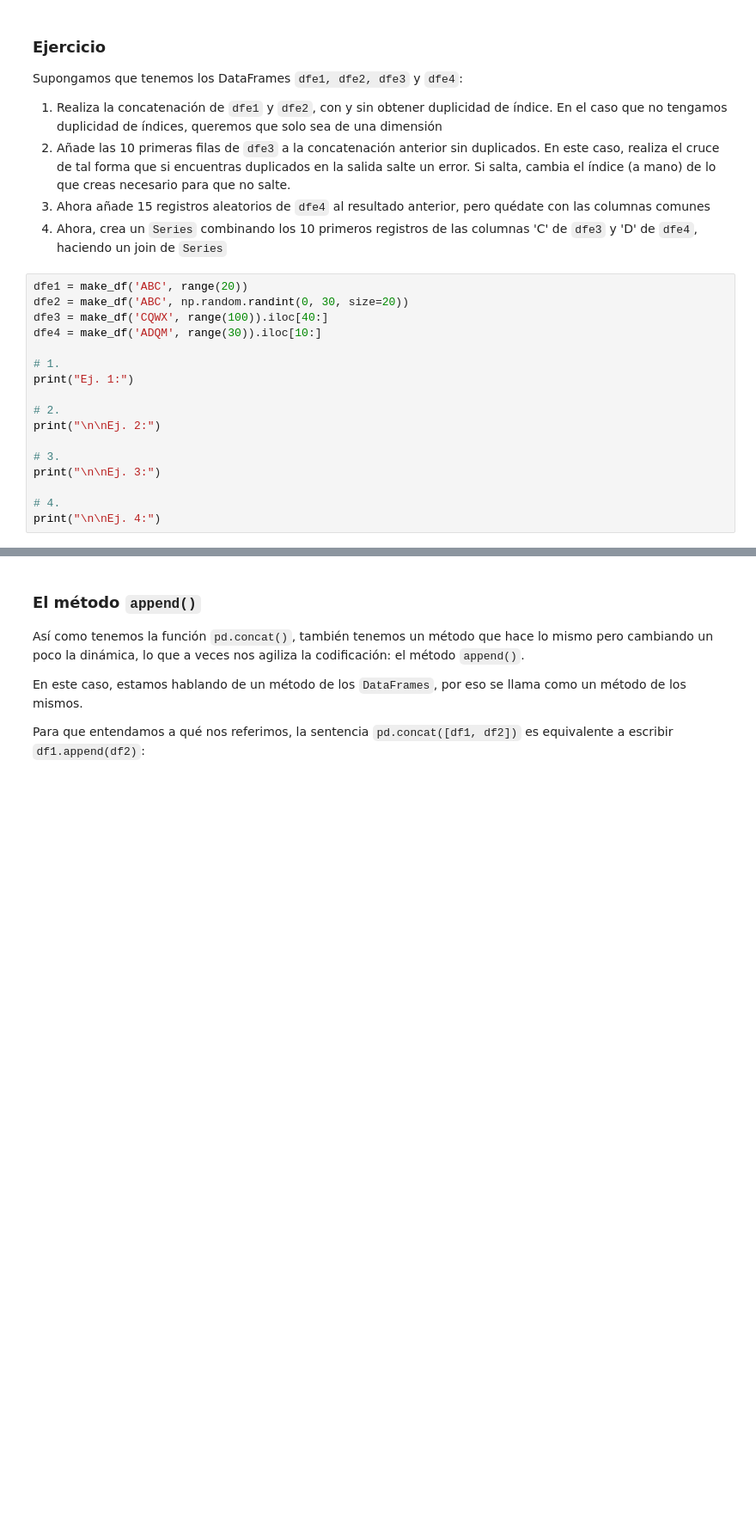
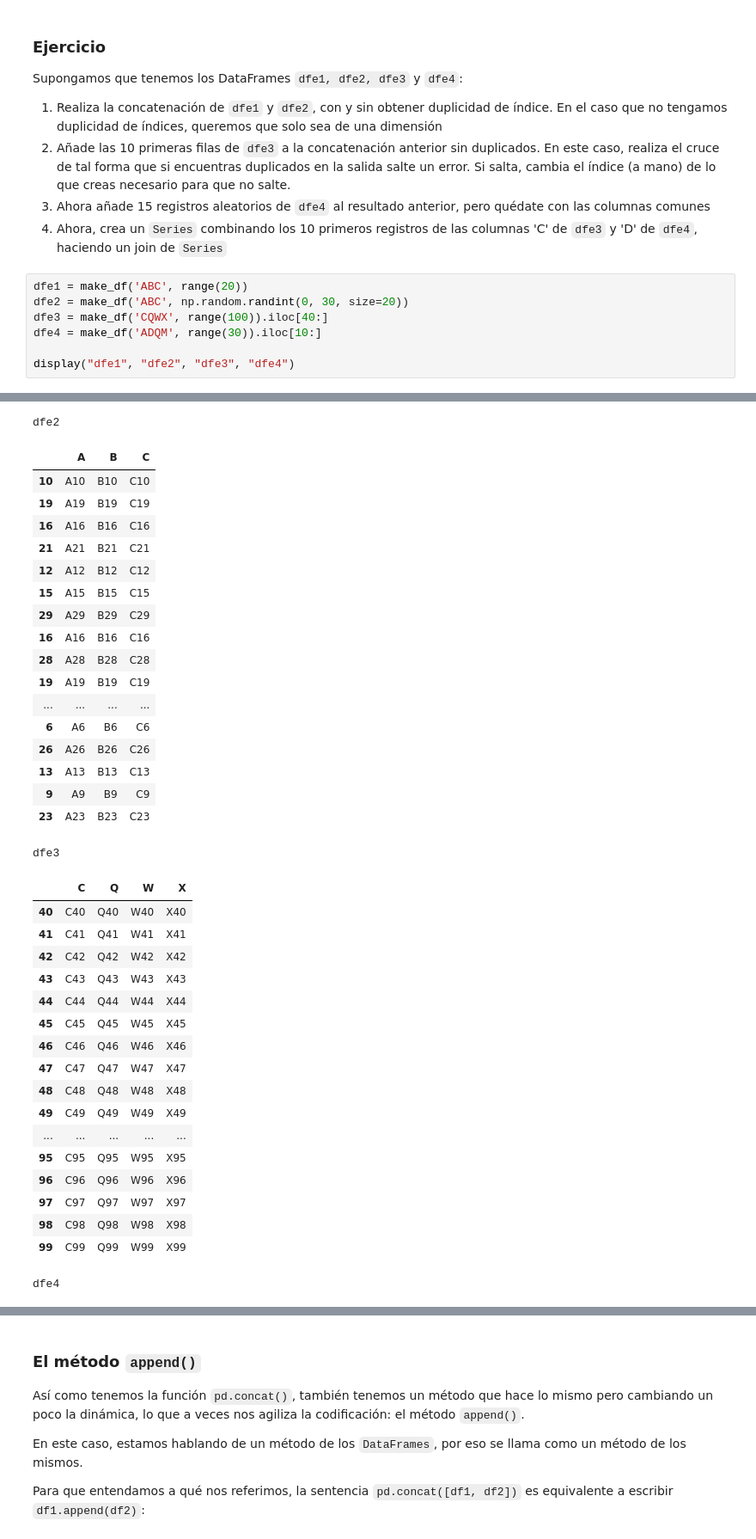
Before and after one commit to JuanDG5/DS-part-time-sep2020, a Jupyter notebook: semana_7/dia_2/CombinandoDatasets.ipynb, the cells around one changed output, grey strips where cells are left out. Shown at 86% size. Cells and saved outputs as stored; diff of their text form; blank space fills up the shorter version.

```diff
--- a/semana_7/dia_2/CombinandoDatasets.ipynb
+++ b/semana_7/dia_2/CombinandoDatasets.ipynb
@@ -331,15 +345,5 @@ dfe2 = make_df('ABC', np.random.randint(0, 30, size=20))
 dfe3 = make_df('CQWX', range(100)).iloc[40:]
 dfe4 = make_df('ADQM', range(30)).iloc[10:]
 
-# 1.
-print("Ej. 1:")
-
-# 2.
-print("\n\nEj. 2:")
-
-# 3.
-print("\n\nEj. 3:")
-
-# 4.
-print("\n\nEj. 4:")
+display("dfe1", "dfe2", "dfe3", "dfe4")
 # %% [output]
@@ -355,0 +368,37 @@ Ej. 4:
+dfe2
+|  | A | B | C |
+| 10 | A10 | B10 | C10 |
+| 19 | A19 | B19 | C19 |
+| 16 | A16 | B16 | C16 |
+| 21 | A21 | B21 | C21 |
+| 12 | A12 | B12 | C12 |
+| 15 | A15 | B15 | C15 |
+| 29 | A29 | B29 | C29 |
+| 16 | A16 | B16 | C16 |
+| 28 | A28 | B28 | C28 |
+| 19 | A19 | B19 | C19 |
+| ... | ... | ... | ... |
+| 6 | A6 | B6 | C6 |
+| 26 | A26 | B26 | C26 |
+| 13 | A13 | B13 | C13 |
+| 9 | A9 | B9 | C9 |
+| 23 | A23 | B23 | C23 |
+dfe3
+|  | C | Q | W | X |
+| 40 | C40 | Q40 | W40 | X40 |
+| 41 | C41 | Q41 | W41 | X41 |
+| 42 | C42 | Q42 | W42 | X42 |
+| 43 | C43 | Q43 | W43 | X43 |
+| 44 | C44 | Q44 | W44 | X44 |
+| 45 | C45 | Q45 | W45 | X45 |
+| 46 | C46 | Q46 | W46 | X46 |
+| 47 | C47 | Q47 | W47 | X47 |
+| 48 | C48 | Q48 | W48 | X48 |
+| 49 | C49 | Q49 | W49 | X49 |
+| ... | ... | ... | ... | ... |
+| 95 | C95 | Q95 | W95 | X95 |
+| 96 | C96 | Q96 | W96 | X96 |
+| 97 | C97 | Q97 | W97 | X97 |
+| 98 | C98 | Q98 | W98 | X98 |
+| 99 | C99 | Q99 | W99 | X99 |
+dfe4
```
Also changed, not shown: parts of 10 cells of this notebook, 8 other files.
